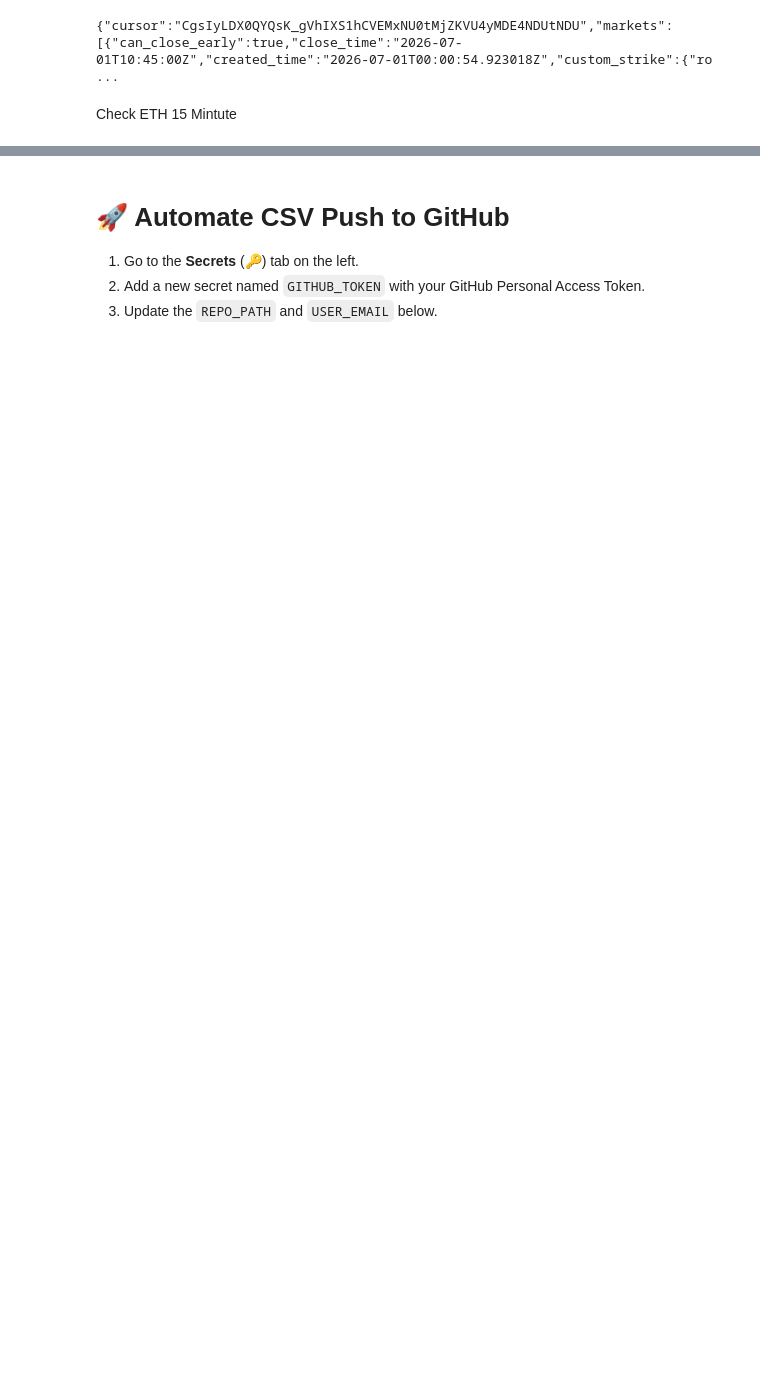
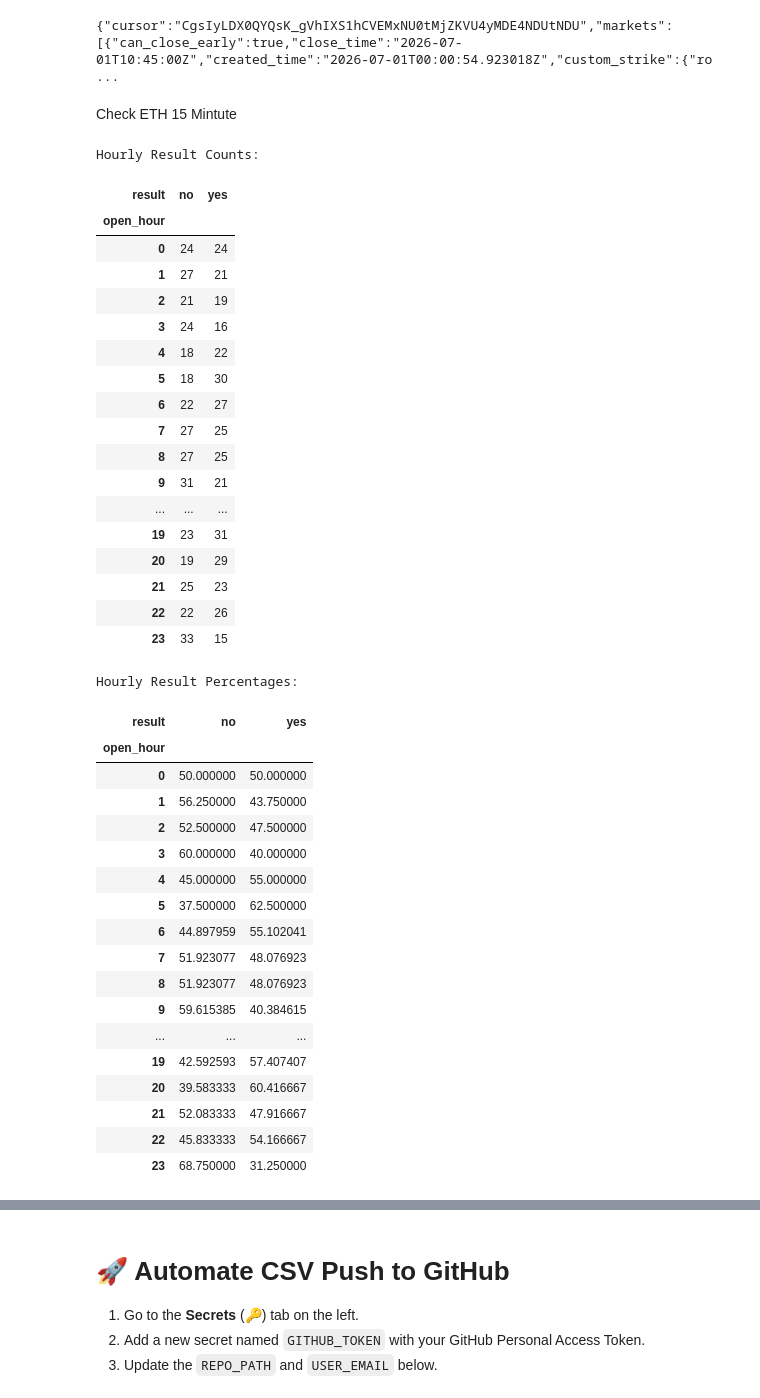
Before and after one commit to JohnEvans89/Kalshi_API_Test, a Jupyter notebook: Kalshi_Colab.ipynb, the cells around one changed output, grey strips where cells are left out. Cells and saved outputs as stored; diff of their text form; code cells hidden in the pictures; blank space fills up the shorter version.

```diff
--- a/Kalshi_Colab.ipynb
+++ b/Kalshi_Colab.ipynb
@@ -282,27 +333,66 @@ display(result_counts)
 # %%
 # @title # - {display-mode: "form"}
 import pandas as pd
 
 # Load results from the specified CSV file
-df_markets = pd.read_csv('/content/BTC.csv')
+df_markets = pd.read_csv('/kalshi_markets - kalshi_markets - BT3C.csv')
 
 # Ensure open_time is in datetime format
 df_markets['open_time'] = pd.to_datetime(df_markets['open_time'])
 
 # Extract the hour from the 'open_time' column
 df_markets['open_hour'] = df_markets['open_time'].dt.hour
 
 # Group by 'open_hour' and 'result' and count occurrences
 hourly_result_counts = df_markets.groupby(['open_hour', 'result']).size().unstack(fill_value=0)
 
 # Calculate the percentage of 'yes' and 'no' for each hour
 hourly_result_percentages = hourly_result_counts.apply(lambda x: x / x.sum() * 100, axis=1)
 
 # Display the results
 print("Hourly Result Counts:")
 display(hourly_result_counts)
 print("\nHourly Result Percentages:")
 display(hourly_result_percentages)
+# %% [output]
+Hourly Result Counts:
+| result | no | yes |
+| open_hour |  |  |
+| 0 | 24 | 24 |
+| 1 | 27 | 21 |
+| 2 | 21 | 19 |
+| 3 | 24 | 16 |
+| 4 | 18 | 22 |
+| 5 | 18 | 30 |
+| 6 | 22 | 27 |
+| 7 | 27 | 25 |
+| 8 | 27 | 25 |
+| 9 | 31 | 21 |
+| ... | ... | ... |
+| 19 | 23 | 31 |
+| 20 | 19 | 29 |
+| 21 | 25 | 23 |
+| 22 | 22 | 26 |
+| 23 | 33 | 15 |
+Hourly Result Percentages:
+| result | no | yes |
+| open_hour |  |  |
+| 0 | 50.000000 | 50.000000 |
+| 1 | 56.250000 | 43.750000 |
+| 2 | 52.500000 | 47.500000 |
+| 3 | 60.000000 | 40.000000 |
+| 4 | 45.000000 | 55.000000 |
+| 5 | 37.500000 | 62.500000 |
+| 6 | 44.897959 | 55.102041 |
+| 7 | 51.923077 | 48.076923 |
+| 8 | 51.923077 | 48.076923 |
+| 9 | 59.615385 | 40.384615 |
+| ... | ... | ... |
+| 19 | 42.592593 | 57.407407 |
+| 20 | 39.583333 | 60.416667 |
+| 21 | 52.083333 | 47.916667 |
+| 22 | 45.833333 | 54.166667 |
+| 23 | 68.750000 | 31.250000 |
 # %%
 # @title #- {display-mode: "form"}
 import pandas as pd
```
Also changed, not shown: parts of 8 cells of this notebook, 38 other files.
